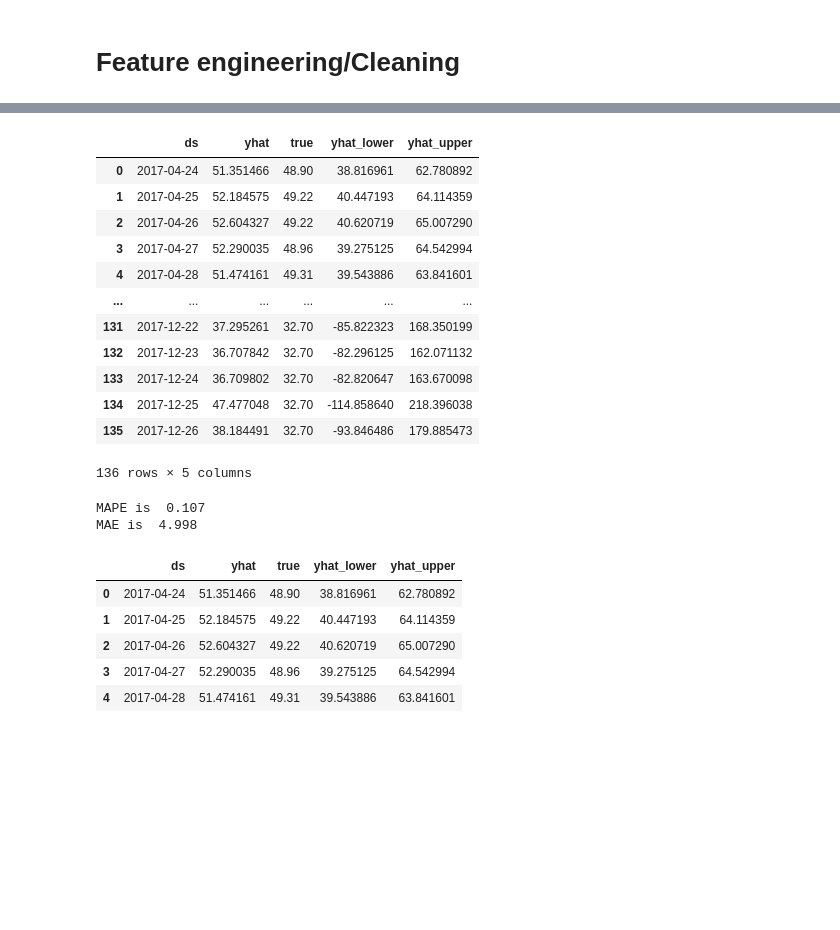
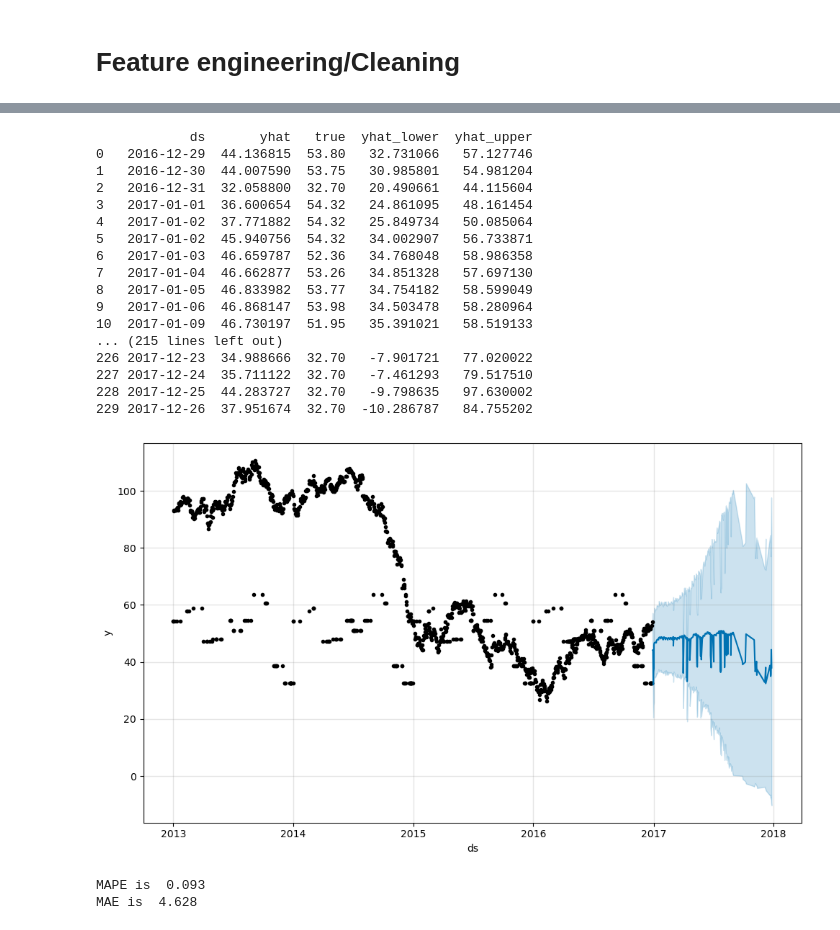
Before and after one commit to Amiromar1/DS-CHALLENGE, a Jupyter notebook: DS-2.ipynb, the cells around one changed output, grey strips where cells are left out. Cells and saved outputs as stored; diff of their text form; code cells hidden in the pictures; blank space fills up the shorter version.

```diff
--- a/DS-2.ipynb
+++ b/DS-2.ipynb
@@ -363,0 +447,4 @@ model.fit(train)
+# %%
+baseline = cross_validation(model, initial='1297 days', period='60 days', horizon = '10 days', parallel="processes")
+df_p = performance_metrics(baseline, rolling_window=1)
+df_p
@@ -474,41 +595,41 @@ model.fit(train)
 <prophet.forecaster.Prophet at 0x...>
 # %%
+pd.set_option('display.max_rows', 500)
+
 forecast = model.predict(test_x)
-#test_y = test_y.reset_index()
+test_y = test_y.reset_index()
 forecast['true'] = test_y['dcoilwtico']
 
-forecast[['ds', 'yhat', 'true', 'yhat_lower', 'yhat_upper']]
+plot_measure = model.plot(forecast)
+print(forecast[['ds', 'yhat', 'true', 'yhat_lower', 'yhat_upper']])
 # %% [output]
-|  | ds | yhat | true | yhat_lower | yhat_upper |
-| 0 | 2017-04-24 | 51.351466 | 48.90 | 38.816961 | 62.780892 |
-| 1 | 2017-04-25 | 52.184575 | 49.22 | 40.447193 | 64.114359 |
-| 2 | 2017-04-26 | 52.604327 | 49.22 | 40.620719 | 65.007290 |
-| 3 | 2017-04-27 | 52.290035 | 48.96 | 39.275125 | 64.542994 |
-| 4 | 2017-04-28 | 51.474161 | 49.31 | 39.543886 | 63.841601 |
-| ... | ... | ... | ... | ... | ... |
-| 131 | 2017-12-22 | 37.295261 | 32.70 | -85.822323 | 168.350199 |
-| 132 | 2017-12-23 | 36.707842 | 32.70 | -82.296125 | 162.071132 |
-| 133 | 2017-12-24 | 36.709802 | 32.70 | -82.820647 | 163.670098 |
-| 134 | 2017-12-25 | 47.477048 | 32.70 | -114.858640 | 218.396038 |
-| 135 | 2017-12-26 | 38.184491 | 32.70 | -93.846486 | 179.885473 |
-136 rows × 5 columns
+            ds       yhat   true  yhat_lower  yhat_upper
+0   2016-12-29  44.136815  53.80   32.731066   57.127746
+1   2016-12-30  44.007590  53.75   30.985801   54.981204
+2   2016-12-31  32.058800  32.70   20.490661   44.115604
+3   2017-01-01  36.600654  54.32   24.861095   48.161454
+4   2017-01-02  37.771882  54.32   25.849734   50.085064
+5   2017-01-02  45.940756  54.32   34.002907   56.733871
+6   2017-01-03  46.659787  52.36   34.768048   58.986358
+7   2017-01-04  46.662877  53.26   34.851328   57.697130
+8   2017-01-05  46.833982  53.77   34.754182   58.599049
+9   2017-01-06  46.868147  53.98   34.503478   58.280964
+10  2017-01-09  46.730197  51.95   35.391021   58.519133
+... (215 lines left out)
+226 2017-12-23  34.988666  32.70   -7.901721   77.020022
+227 2017-12-24  35.711122  32.70   -7.461293   79.517510
+228 2017-12-25  44.283727  32.70   -9.798635   97.630002
+229 2017-12-26  37.951674  32.70  -10.286787   84.755202
+[figure, added]
 # %%
 mape = mean_absolute_percentage_error(forecast['true'], forecast['yhat'])
 mae = mean_absolute_error(forecast['true'], forecast['yhat'])
 
 print('MAPE is ', round(mape, 3))
 print('MAE is ', round(mae,3))
-#test_y = test_y.reset_index()
+test_y = test_y.reset_index()
 forecast['true'] = test_y['dcoilwtico']
-
-forecast [['ds', 'yhat', 'true', 'yhat_lower', 'yhat_upper']].head()
 # %% [output]
-MAPE is  0.107
-MAE is  4.998
+MAPE is  0.093
+MAE is  4.628
-|  | ds | yhat | true | yhat_lower | yhat_upper |
-| 0 | 2017-04-24 | 51.351466 | 48.90 | 38.816961 | 62.780892 |
-| 1 | 2017-04-25 | 52.184575 | 49.22 | 40.447193 | 64.114359 |
-| 2 | 2017-04-26 | 52.604327 | 49.22 | 40.620719 | 65.007290 |
-| 3 | 2017-04-27 | 52.290035 | 48.96 | 39.275125 | 64.542994 |
-| 4 | 2017-04-28 | 51.474161 | 49.31 | 39.543886 | 63.841601 |
 # %%
```
Also changed, not shown: parts of 19 cells of this notebook.
